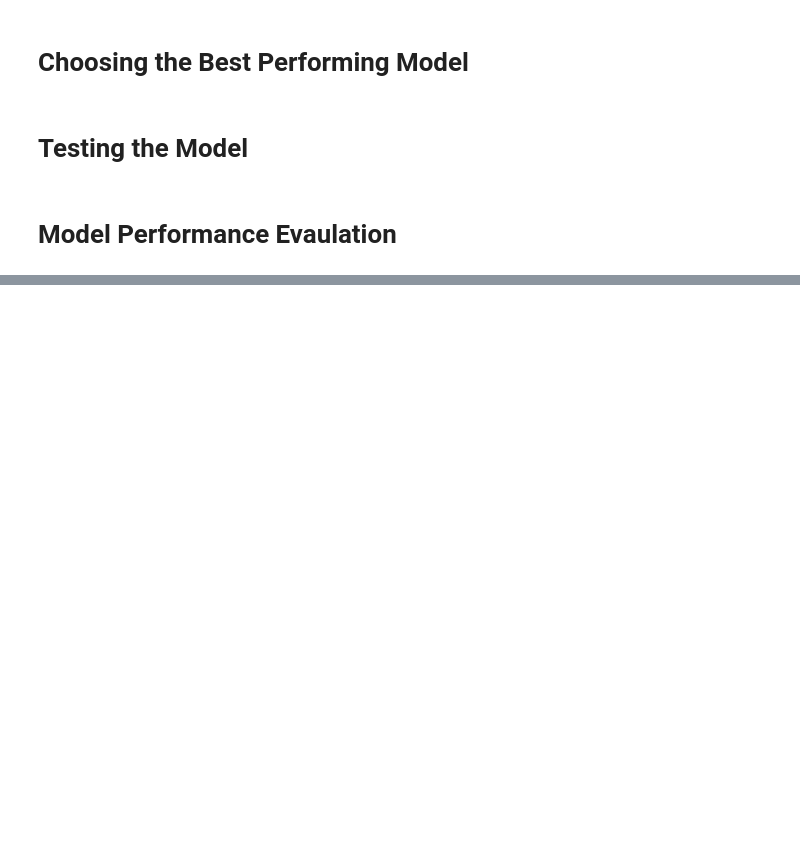
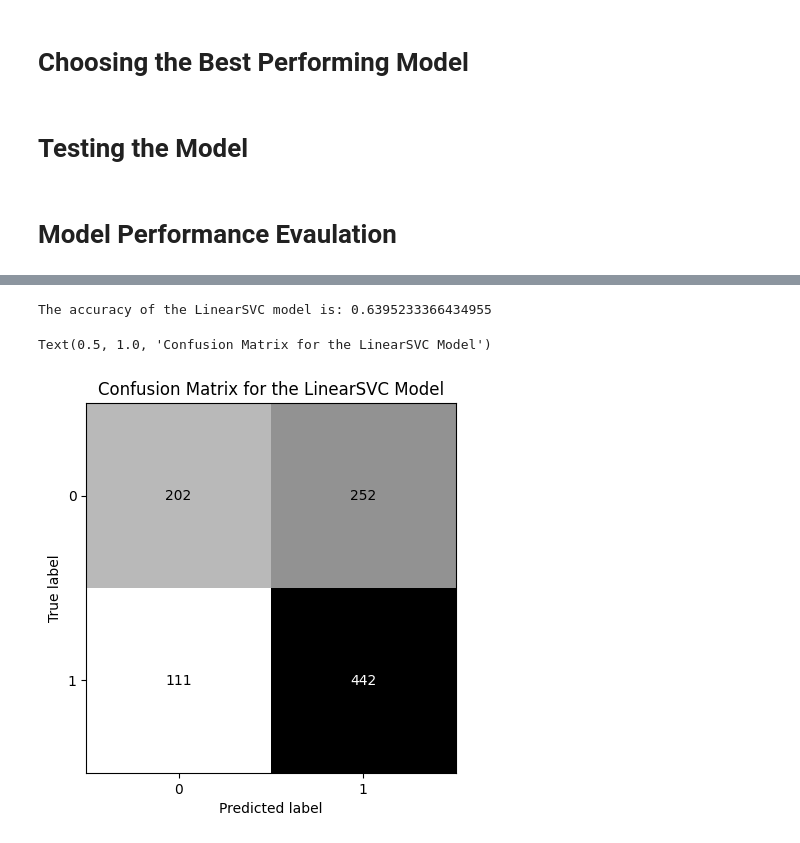
Before and after one commit to parminpatel28/MSCI-446-Project, a Jupyter notebook: model training/model_training_cumulative_averages.ipynb, the cells around one changed output, grey strips where cells are left out. Saved outputs shown, nothing was run; the diff lists cells and outputs as text; code cells hidden in the pictures; blank space fills up the shorter version.

```diff
--- a/model training/model_training_cumulative_averages.ipynb
+++ b/model training/model_training_cumulative_averages.ipynb
@@ -326,0 +400,12 @@ cm_display.plot()
+# %%
+print(f'The accuracy of the LinearSVC model is: {accuracy_score(y_test, preds_svm)}')
+# %% [output]
+The accuracy of the LinearSVC model is: 0.6395233366434955
+# %%
+cm_svm = confusion_matrix(y_test, preds_svm)
+cm_display_svm  = ConfusionMatrixDisplay(confusion_matrix = cm_svm)
+cm_display_svm.plot(cmap='binary', colorbar=False)
+plt.title('Confusion Matrix for the LinearSVC Model')
+# %% [output]
+Text(0.5, 1.0, 'Confusion Matrix for the LinearSVC Model')
+[figure, added]
```
Also changed, not shown: parts of 20 cells of this notebook, 1 other file.
